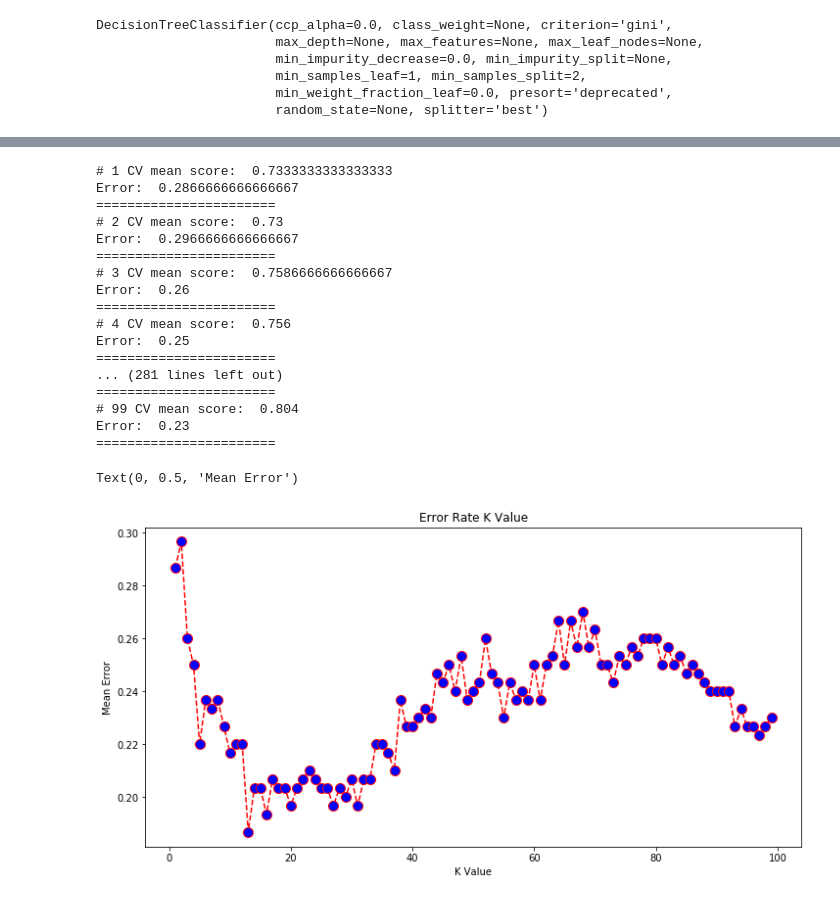
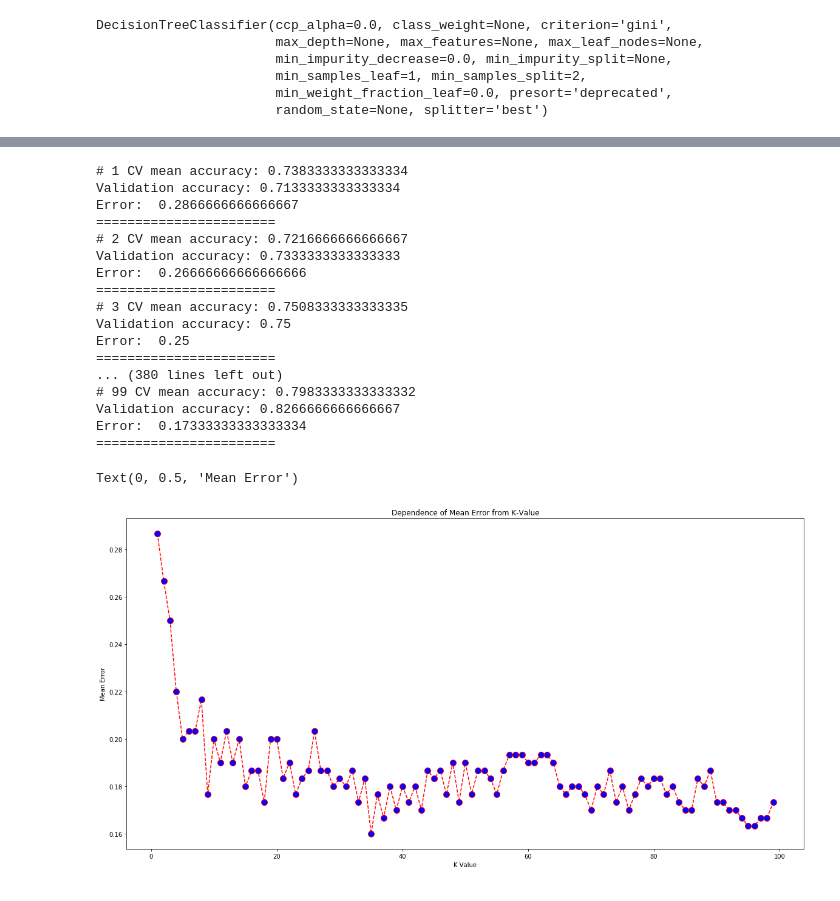
Before and after one commit to BlinkovYevhenGit/ML-techniques-for-TravelInsuranceCompany, a Jupyter notebook: Machine Learning/Assignment 1 ML/CE802_P2_Notebook/CE802_P2_Notebook.ipynb, the cells around one changed output, grey strips where cells are left out. Drawn from its saved outputs; the diff is of its cells as text; code cells hidden in the pictures.

```diff
--- a/Machine Learning/Assignment 1 ML/CE802_P2_Notebook/CE802_P2_Notebook.ipynb
+++ b/Machine Learning/Assignment 1 ML/CE802_P2_Notebook/CE802_P2_Notebook.ipynb
@@ -149,7 +154,7 @@ y_predict_rbf = rbf.predict(X_valid)
 y_predict_lin = lin.predict(X_valid)
 y_predict_dtc = dtc.predict(X_valid)
 # %%
-print(accuracy_score(y_valid, y_predict_knn))
-print(accuracy_score(y_valid, y_predict_rbf))
-print(accuracy_score(y_valid, y_predict_lin))
-print(accuracy_score(y_valid, y_predict_dtc))
+knn_acc = round(accuracy_score(y_valid, y_predict_knn),3)
+rbf_acc = round(accuracy_score(y_valid, y_predict_rbf),3)
+lin_acc = round(accuracy_score(y_valid, y_predict_lin),3)
+dtc_acc = round(accuracy_score(y_valid, y_predict_dtc),3)
@@ -160,0 +161,12 @@ print(accuracy_score(y_valid, y_predict_dtc))
+# %%
+values = [knn_acc, rbf_acc, lin_acc, dtc_acc]
+fig = plt.figure(figsize = (10, 5))
+
+# creating the bar plot
+plt.bar(names, values)
+for i in range(len(values)):
+    plt.annotate(str(values[i]), xy=(names[i],values[i]), ha='center', va='bottom')
+plt.xlabel("Classifiers")
+plt.ylabel("Accuracy")
+plt.title("Comparison of accuracy on test data")
+plt.show()
@@ -195,49 +209,53 @@ weighted avg       0.77      0.77      0.77       300
 # %%
 error = []
-score=[]
-max_score=0.0
+accuracy=[]
+max_acc=0.0
 optimal_neighbor_number=5
 for i in range(1, 100):
     knn = KNeighborsClassifier(n_neighbors=i,metric='manhattan')
     knn.fit(X_train, y_train)
-    cv_score = cross_val_score(knn, X, y, cv =10, scoring='accuracy')
-    print("#",i,"CV mean score: ", cv_score.mean())
+    cv_score = cross_val_score(knn, X_train, y_train, cv =5, scoring='accuracy')
+    print("#",i,"CV mean accuracy:", cv_score.mean())
+
     pred_i = knn.predict(X_valid)
+    acc=accuracy_score(y_valid, pred_i)
     err=np.mean(pred_i != y_valid)
+
+    print("Validation accuracy:", acc)
     error.append(err)
-    score.append(cv_score.mean())
+    accuracy.append(acc)
     print("Error: ", err)
     print("=======================")
-    if cv_score.mean()>max_score:
-        max_score=cv_score.mean()
+    if acc>max_acc:
+        max_acc=acc
         optimal_neighbor_number=i
 # %% [output]
-# 1 CV mean score:  0.7333333333333333
+# 1 CV mean accuracy: 0.7383333333333334
+Validation accuracy: 0.7133333333333334
 Error:  0.2866666666666667
 =======================
-# 2 CV mean score:  0.73
-Error:  0.2966666666666667
+# 2 CV mean accuracy: 0.7216666666666667
+Validation accuracy: 0.7333333333333333
+Error:  0.26666666666666666
 =======================
-# 3 CV mean score:  0.7586666666666667
-Error:  0.26
-=======================
-# 4 CV mean score:  0.756
+# 3 CV mean accuracy: 0.7508333333333335
+Validation accuracy: 0.75
 Error:  0.25
 =======================
-... (281 lines left out)
+... (380 lines left out)
+# 99 CV mean accuracy: 0.7983333333333332
+Validation accuracy: 0.8266666666666667
+Error:  0.17333333333333334
 =======================
-# 99 CV mean score:  0.804
-Error:  0.23
-=======================
 # %%
-plt.figure(figsize=(12, 6))
+plt.figure(figsize=(20, 10))
 plt.plot(range(1, 100), error,color='red', linestyle='dashed', marker='o',
          markerfacecolor='blue', markersize=10)
-plt.title('Error Rate K Value')
+plt.title('Dependence of Mean Error from K-Value')
 plt.xlabel('K Value')
 plt.ylabel('Mean Error')
 # %% [output]
 Text(0, 0.5, 'Mean Error')
-[figure, old version]
+[figure, new version]
 # %%
 plt.figure(figsize=(20, 10))
```
Also changed, not shown: parts of 30 cells of this notebook, 4 other files.
